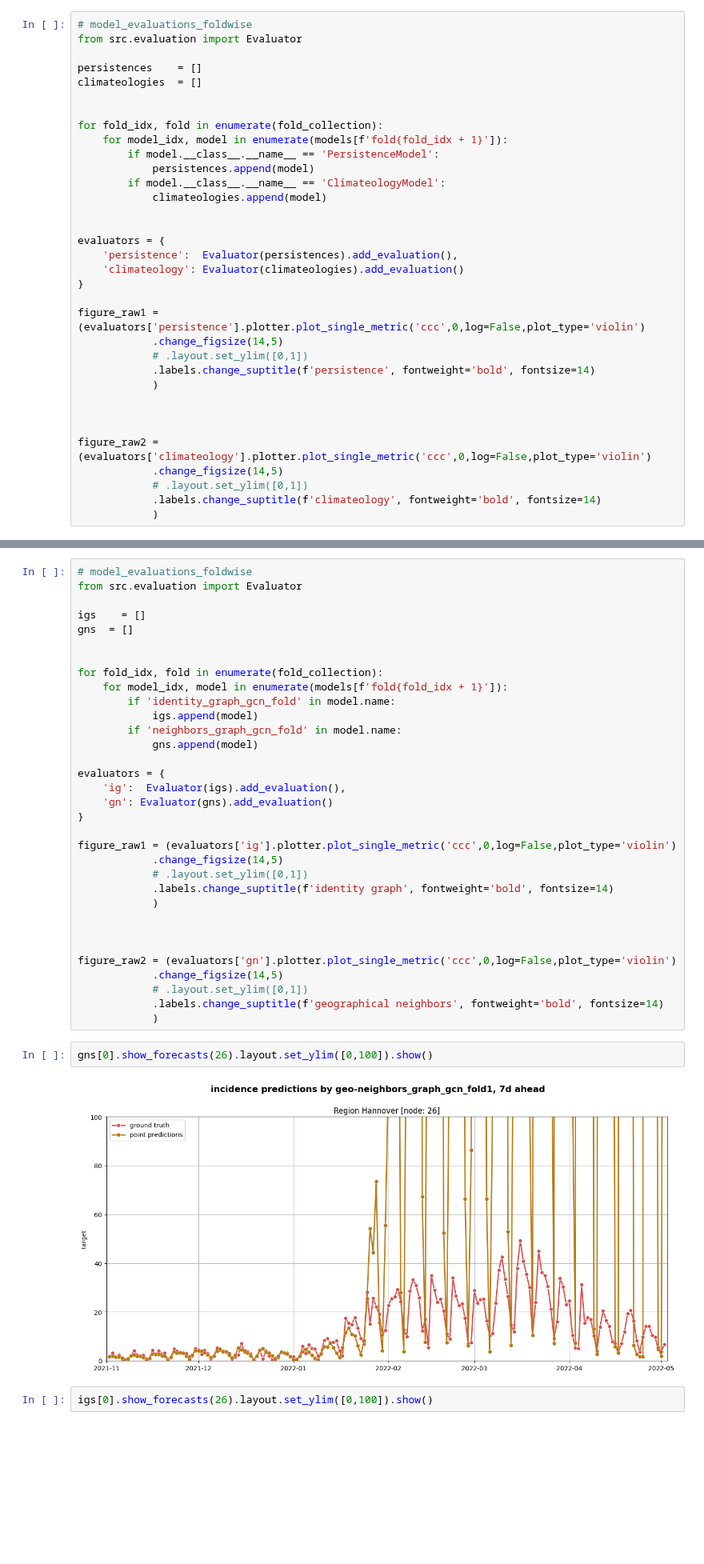
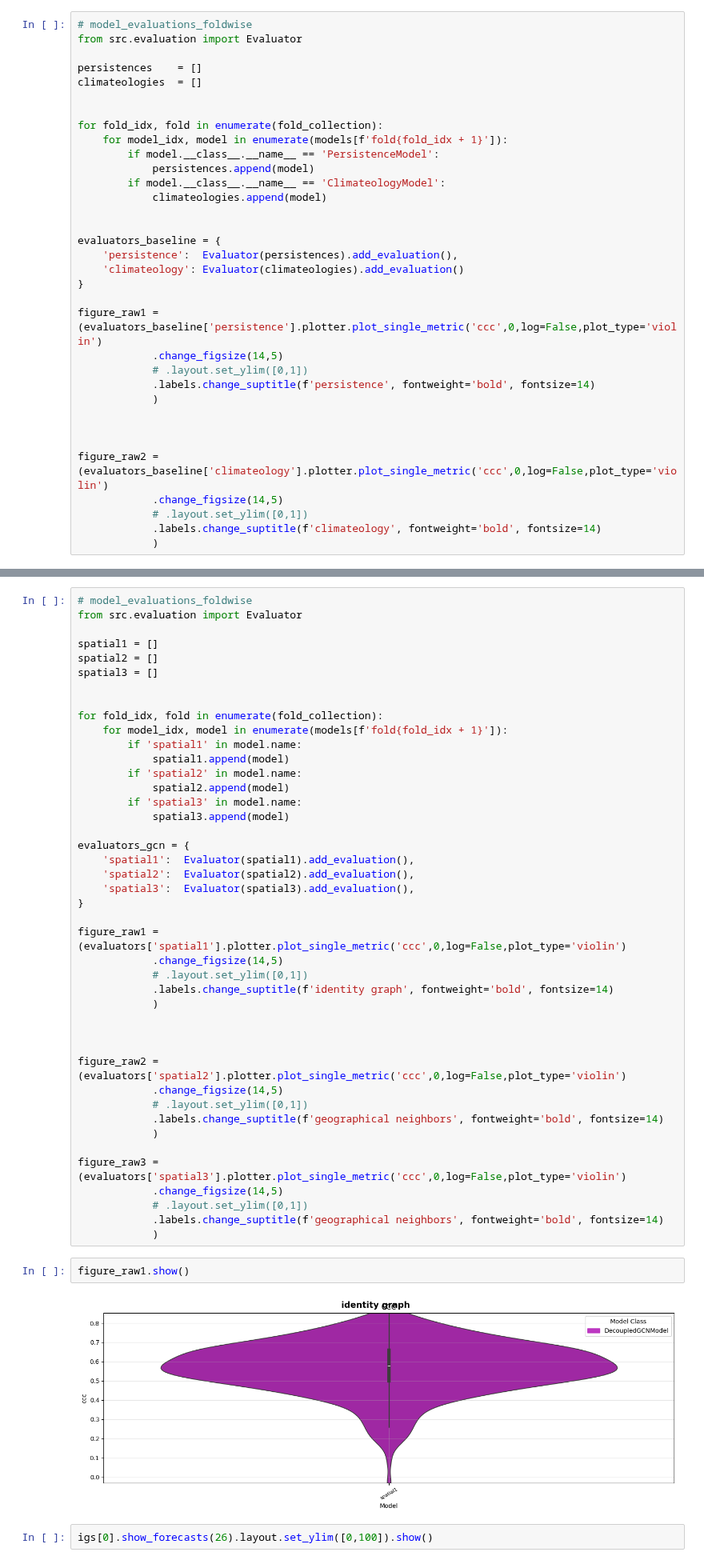
Before and after one commit to stends2001/infectious_disease_gnn, a Jupyter notebook: src/notebooks/crossval.ipynb, the cells around one changed output, grey strips where cells are left out. Shown at 80% size. Saved outputs shown, nothing was run; the diff lists cells and outputs as text; blank space fills up the shorter version.

```diff
--- a/src/notebooks/crossval.ipynb
+++ b/src/notebooks/crossval.ipynb
@@ -72,12 +166,12 @@ for fold_idx, fold in enumerate(fold_collection):
             climateologies.append(model)
 
 
-evaluators = {
+evaluators_baseline = {
     'persistence':  Evaluator(persistences).add_evaluation(),
     'climateology': Evaluator(climateologies).add_evaluation()
 }
 
-figure_raw1 = (evaluators['persistence'].plotter.plot_single_metric('ccc',0,log=False,plot_type='violin')
+figure_raw1 = (evaluators_baseline['persistence'].plotter.plot_single_metric('ccc',0,log=False,plot_type='violin')
             .change_figsize(14,5)
             # .layout.set_ylim([0,1])
             .labels.change_suptitle(f'persistence', fontweight='bold', fontsize=14)
@@ -85,7 +179,7 @@ figure_raw1 = (evaluators['persistence'].plotter.plot_single_metric('ccc',0,log=
 
 
 
-figure_raw2 = (evaluators['climateology'].plotter.plot_single_metric('ccc',0,log=False,plot_type='violin')
+figure_raw2 = (evaluators_baseline['climateology'].plotter.plot_single_metric('ccc',0,log=False,plot_type='violin')
             .change_figsize(14,5)
             # .layout.set_ylim([0,1])
             .labels.change_suptitle(f'climateology', fontweight='bold', fontsize=14)
@@ -198,23 +371,27 @@ igs
 # model_evaluations_foldwise
 from src.evaluation import Evaluator
 
-igs    = []
-gns  = []
+spatial1 = []
+spatial2 = []
+spatial3 = []
 
 
 for fold_idx, fold in enumerate(fold_collection):
     for model_idx, model in enumerate(models[f'fold{fold_idx + 1}']):
-        if 'identity_graph_gcn_fold' in model.name:
-            igs.append(model)
-        if 'neighbors_graph_gcn_fold' in model.name:
-            gns.append(model)
+        if 'spatial1' in model.name:
+            spatial1.append(model)
+        if 'spatial2' in model.name:
+            spatial2.append(model)
+        if 'spatial3' in model.name:
+            spatial3.append(model)
 
-evaluators = {
-    'ig':  Evaluator(igs).add_evaluation(),
-    'gn': Evaluator(gns).add_evaluation()
+evaluators_gcn = {
+    'spatial1':  Evaluator(spatial1).add_evaluation(),
+    'spatial2':  Evaluator(spatial2).add_evaluation(),
+    'spatial3':  Evaluator(spatial3).add_evaluation(),
 }
 
-figure_raw1 = (evaluators['ig'].plotter.plot_single_metric('ccc',0,log=False,plot_type='violin')
+figure_raw1 = (evaluators['spatial1'].plotter.plot_single_metric('ccc',0,log=False,plot_type='violin')
             .change_figsize(14,5)
             # .layout.set_ylim([0,1])
             .labels.change_suptitle(f'identity graph', fontweight='bold', fontsize=14)
@@ -222,15 +399,21 @@ figure_raw1 = (evaluators['ig'].plotter.plot_single_metric('ccc',0,log=False,plo
 
 
 
-figure_raw2 = (evaluators['gn'].plotter.plot_single_metric('ccc',0,log=False,plot_type='violin')
+figure_raw2 = (evaluators['spatial2'].plotter.plot_single_metric('ccc',0,log=False,plot_type='violin')
             .change_figsize(14,5)
             # .layout.set_ylim([0,1])
             .labels.change_suptitle(f'geographical neighbors', fontweight='bold', fontsize=14)
             )
+
+figure_raw3 = (evaluators['spatial3'].plotter.plot_single_metric('ccc',0,log=False,plot_type='violin')
+            .change_figsize(14,5)
+            # .layout.set_ylim([0,1])
+            .labels.change_suptitle(f'geographical neighbors', fontweight='bold', fontsize=14)
+            )
 # %%
-gns[0].show_forecasts(26).layout.set_ylim([0,100]).show()
+figure_raw1.show()
 # %% [output]
-[figure, old version]
+[figure, new version]
 # %%
 igs[0].show_forecasts(26).layout.set_ylim([0,100]).show()
 # %% [output]
```
Also changed, not shown: parts of 12 cells of this notebook, 6 other files.
